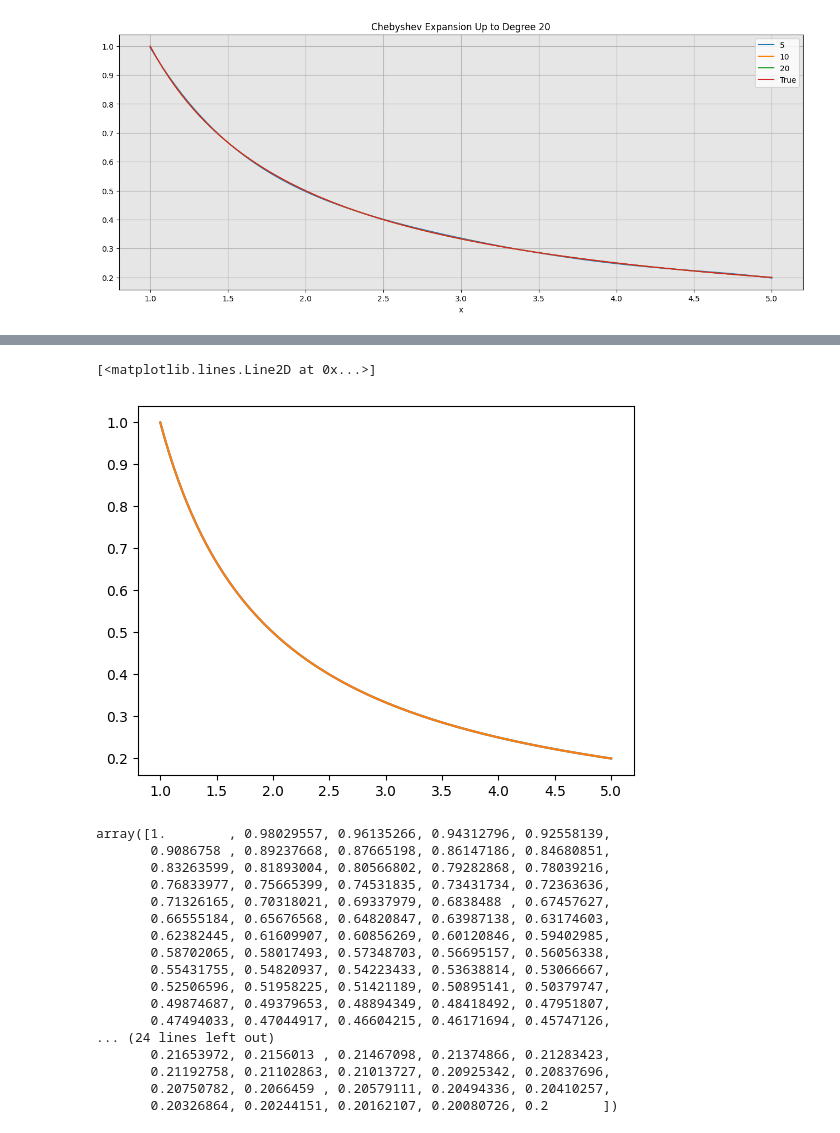
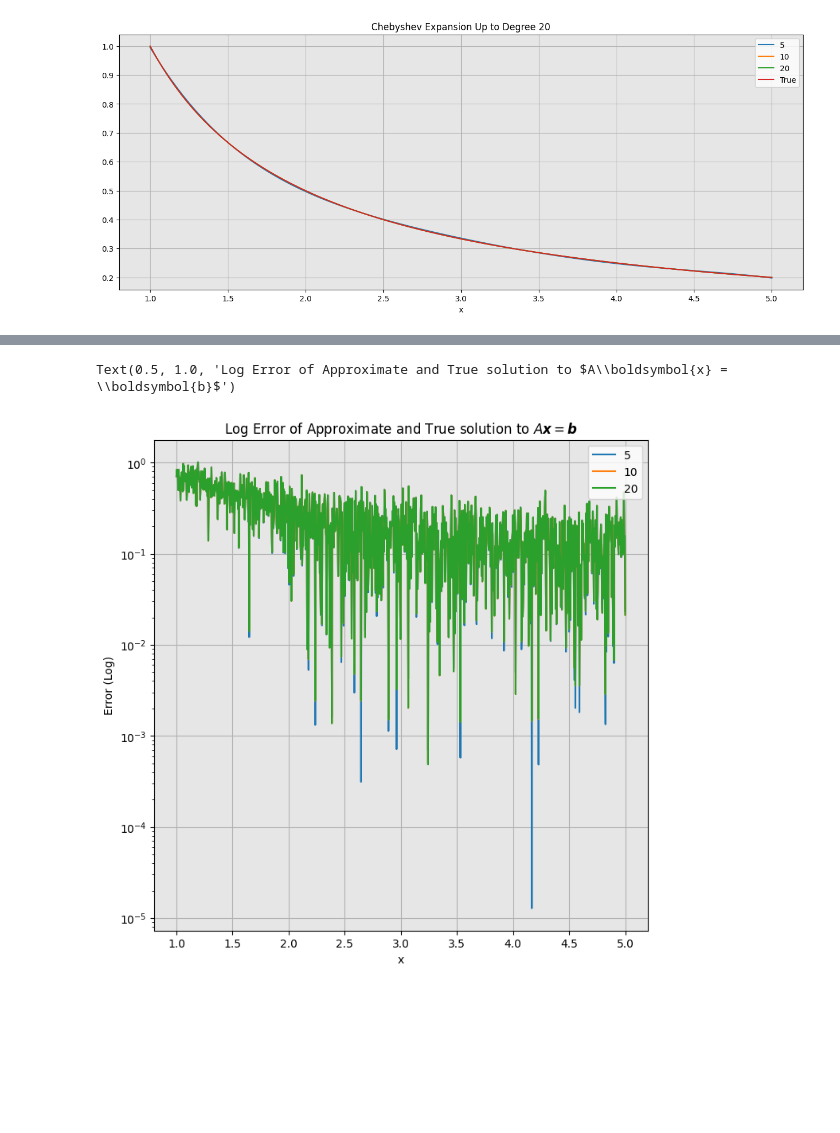
Before and after one commit to CalebDerrickson/GradCourses, a Jupyter notebook: Quarter 3/Applied Approximation Theory/Homework/Homework3/Exercise20.ipynb, the cells around one changed output, grey strips where cells are left out. Cells and saved outputs as stored; diff of their text form; code cells hidden in the pictures; blank space fills up the shorter version.

```diff
--- a/Quarter 3/Applied Approximation Theory/Homework/Homework3/Exercise20.ipynb
+++ b/Quarter 3/Applied Approximation Theory/Homework/Homework3/Exercise20.ipynb
@@ -234,12 +224,12 @@ def sup_norm(f_true : np.ndarray, f_approx : np.ndarray):
 ### COMPUTING THE COEFFICIENTS
 cheb_dict = {}
 
-xs = np.linspace(1, 5, 100)
+xs = np.linspace(1, 5, size)
 x = sm.Symbol('x')
 f_map = 1/(2*x+3)
 
 ks = range(1, 21, 1)
-approxs = np.zeros((len(ks), 100))
+approxs = np.zeros((len(ks), size))
 
 lam_x = sm.lambdify(x, 1/x, modules=['numpy'])
 
@@ -294,33 +264,41 @@ cheb_dict
-# %%
-xs = np.linspace(-1, 1, 200)
-f_approx = np.zeros_like(xs)
-sum = 0
-for i in range(len(cheb_dict.keys())):
-    sum += cheb_dict[i] * Cheb(x, i)
-lam_sum = sm.lambdify(x, sum, modules=['numpy'])
-f_approx = lam_sum(xs)
-plt.plot(unmapping(xs), f_approx)
-plt.plot(unmapping(xs), 1/unmapping(xs))
-# %% [output]
-[<matplotlib.lines.Line2D at 0x...>]
-[figure, removed]
-# %%
-f_approx
-# %% [output]
-array([1.        , 0.98029557, 0.96135266, 0.94312796, 0.92558139,
-       0.9086758 , 0.89237668, 0.87665198, 0.86147186, 0.84680851,
-       0.83263599, 0.81893004, 0.80566802, 0.79282868, 0.78039216,
-       0.76833977, 0.75665399, 0.74531835, 0.73431734, 0.72363636,
-       0.71326165, 0.70318021, 0.69337979, 0.6838488 , 0.67457627,
-       0.66555184, 0.65676568, 0.64820847, 0.63987138, 0.63174603,
-       0.62382445, 0.61609907, 0.60856269, 0.60120846, 0.59402985,
-       0.58702065, 0.58017493, 0.57348703, 0.56695157, 0.56056338,
-       0.55431755, 0.54820937, 0.54223433, 0.53638814, 0.53066667,
-       0.52506596, 0.51958225, 0.51421189, 0.50895141, 0.50379747,
-       0.49874687, 0.49379653, 0.48894349, 0.48418492, 0.47951807,
-       0.47494033, 0.47044917, 0.46604215, 0.46171694, 0.45747126,
-... (24 lines left out)
-       0.21653972, 0.2156013 , 0.21467098, 0.21374866, 0.21283423,
-       0.21192758, 0.21102863, 0.21013727, 0.20925342, 0.20837696,
-       0.20750782, 0.2066459 , 0.20579111, 0.20494336, 0.20410257,
-       0.20326864, 0.20244151, 0.20162107, 0.20080726, 0.2       ])
+# %%
+xs = np.linspace(-1, 1, size)
+
+ns = np.array([5, 10, 20])
+f_approxs = np.zeros((ns.size, size))
+sum1 = 0
+sum2 = 0
+sum3 = 0
+for i in range(len(cheb_dict.keys())):
+    cheb_func = Cheb(x, i)
+    if i <= ns[0] : sum1 += cheb_dict[i] * cheb_func
+    if i <= ns[1] : sum2 += cheb_dict[i] * cheb_func
+    if i <= ns[2] : sum3 += cheb_dict[i] * cheb_func
+
+lam_sum = sm.lambdify(x, sum1, modules=['numpy'])
+f_approxs[0, :] = lam_sum(xs)
+
+lam_sum = sm.lambdify(x, sum2, modules=['numpy'])
+f_approxs[1, :] = lam_sum(xs)
+
+lam_sum = sm.lambdify(x, sum3, modules=['numpy'])
+f_approxs[2, :] = lam_sum(xs)
+# %%
+fig, axs = plt.subplots(1, 1, figsize = (8, 8))
+
+f_true = np.linspace(1, 5, size)
+lam_true = sm.lambdify(x, f(x), modules=['numpy'])
+f_true = f(f_true)
+for i, line in enumerate(f_approxs):
+    axs.plot(unmapping(xs), np.abs(line - Actual_sol), label=f"{ns[i]}")
+
+axs.set_yscale('log')
+axs.legend(loc='upper right')
+axs.set_ylabel("Error (Log)")
+axs.set_xlabel("x")
+axs.grid(True)
+fig.gca().set_facecolor((0.9, 0.9, 0.9))
+axs.set_title(r"Log Error of Approximate and True solution to $A\boldsymbol{x} = \boldsymbol{b}$")
+# %% [output]
+Text(0.5, 1.0, 'Log Error of Approximate and True solution to $A\\boldsymbol{x} = \\boldsymbol{b}$')
+[figure, added]
```
Also changed, not shown: parts of 6 cells of this notebook, 4 other files.
